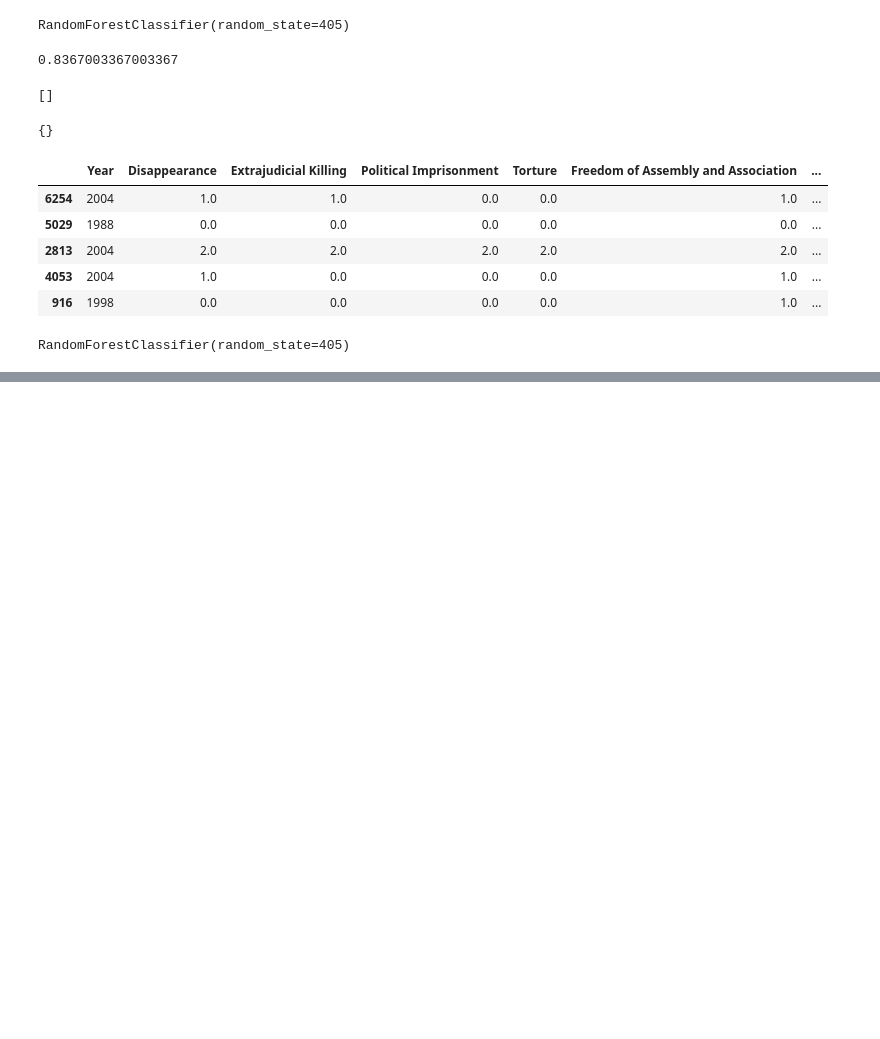
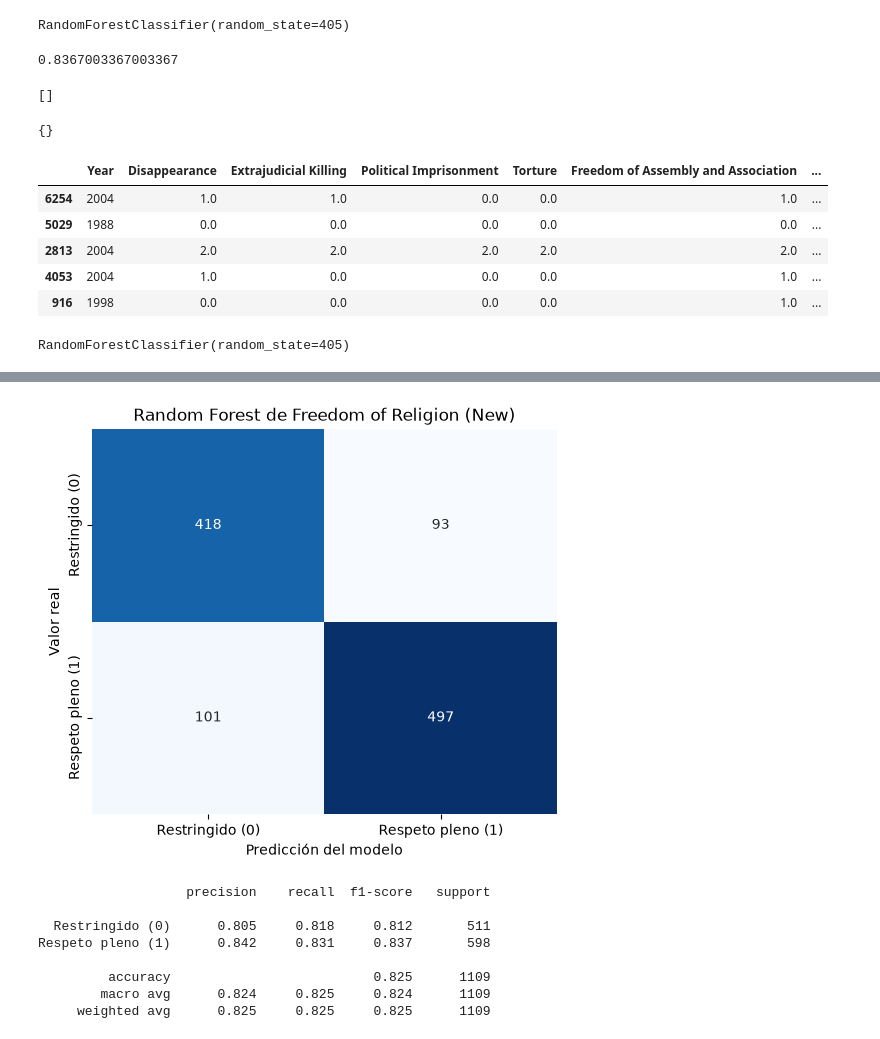
Before and after one commit to vichoe/taller-etica, a Jupyter notebook: S3/Taller_sumativo_3.ipynb, the cells around one changed output, grey strips where cells are left out. Cells and saved outputs as stored; diff of their text form; code cells hidden in the pictures; blank space fills up the shorter version.

```diff
--- a/S3/Taller_sumativo_3.ipynb
+++ b/S3/Taller_sumativo_3.ipynb
@@ -754,0 +764,24 @@ shap.plots.bar(shap_values)
+# %%
+# Matriz de confusion del taller II adaptado!!
+matriz = confusion_matrix(y_test, y_pred)
+etiquetas = ['Restringido (0)', 'Respeto pleno (1)']
+
+plt.figure(figsize=(6, 5))
+sns.heatmap(matriz, annot=True, fmt='d', cmap='Blues', cbar=False,
+            xticklabels=etiquetas, yticklabels=etiquetas)
+plt.xlabel('Predicción del modelo')
+plt.ylabel('Valor real')
+plt.title('Random Forest de Freedom of Religion (New)')
+plt.show()
+
+print(classification_report(y_test, y_pred, target_names=etiquetas, digits=3))
+# %% [output]
+[figure, added]
+                   precision    recall  f1-score   support
+
+  Restringido (0)      0.805     0.818     0.812       511
+Respeto pleno (1)      0.842     0.831     0.837       598
+
+         accuracy                          0.825      1109
+        macro avg      0.824     0.825     0.824      1109
+     weighted avg      0.825     0.825     0.825      1109
```
Also changed, not shown: parts of 8 cells of this notebook.
